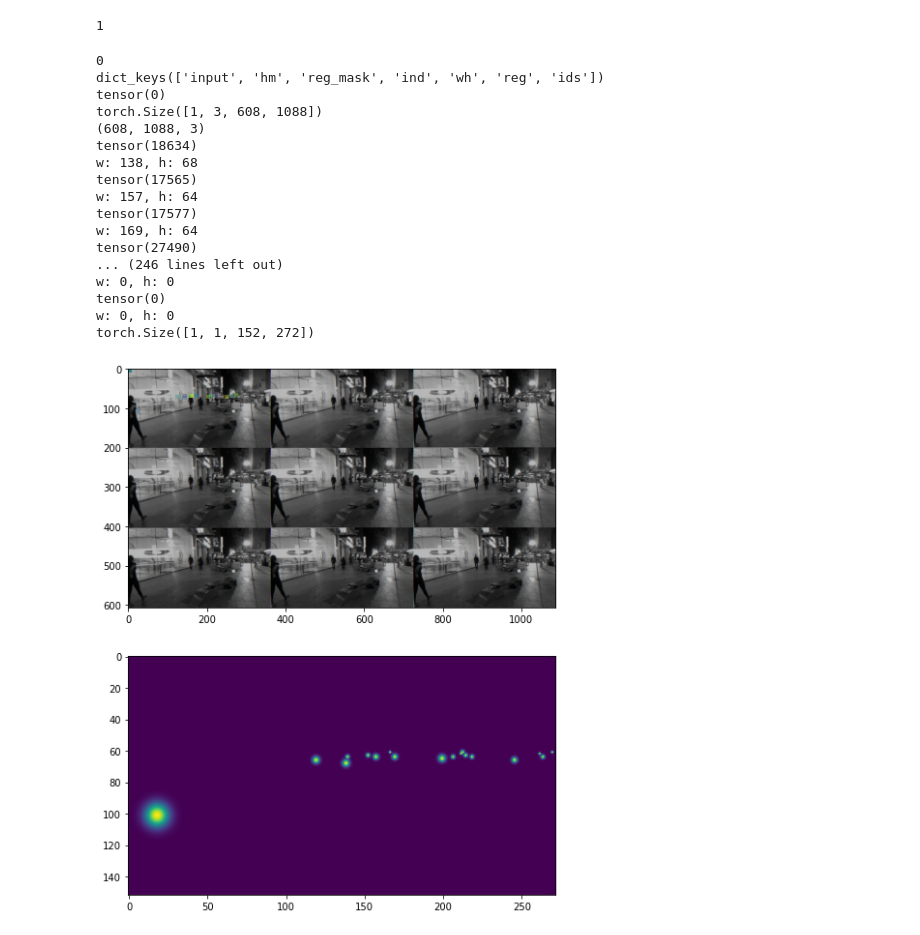
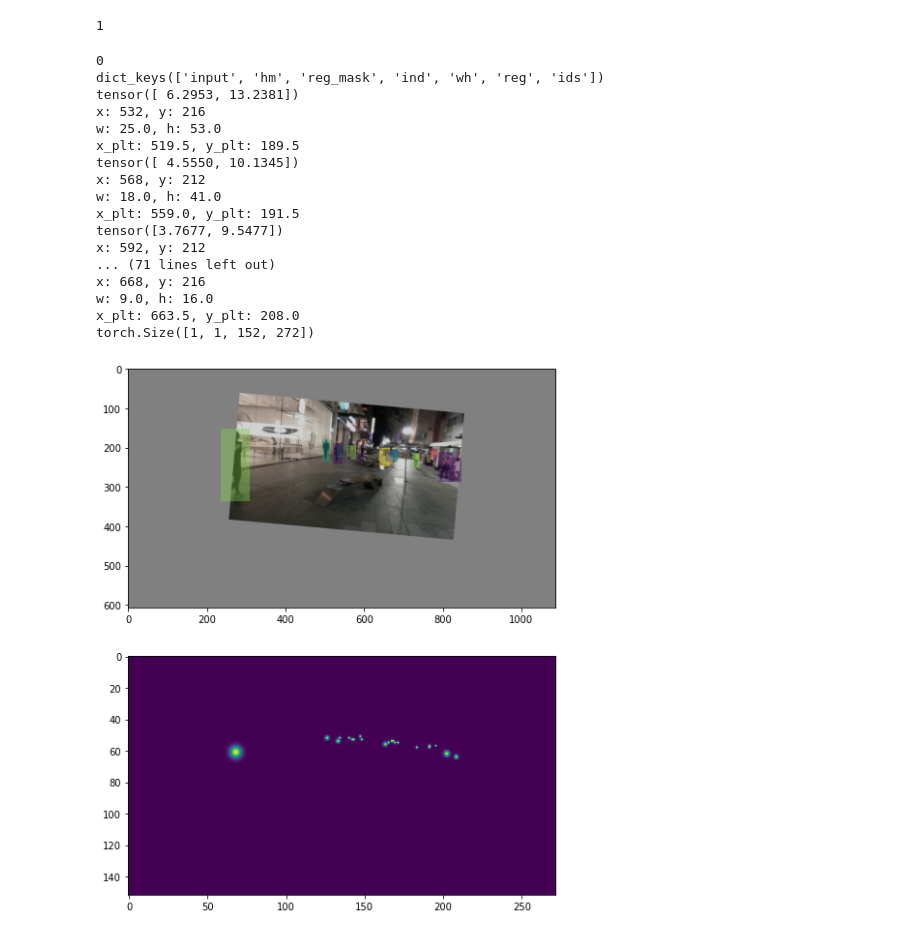
Before and after one commit to nadinenijssen/Github_5AUA0_Project_G12T1, a Jupyter notebook: FairMOT/src/jdedataset.ipynb, the cells around one changed output. Drawn from its saved outputs; the diff is of its cells as text; code cells hidden in the pictures.

```diff
--- a/FairMOT/src/jdedataset.ipynb
+++ b/FairMOT/src/jdedataset.ipynb
@@ -94,68 +93,84 @@ def indtoxywh(ind):
+# %%
+def indtoxy(ind, ratio=4, input_w=1088, input_h=608):
+    if ind != 0:
+        w_out, h_out = divmod(ind,input_w//ratio)
+        #print(f"out: ({w_out},{h_out})")
+        return w_out*ratio, h_out*ratio
+    else:
+        return None
+# %%
+def wh_decode(wh_tensor, ratio=4):
+    wh_numpy = wh_tensor.cpu().numpy()
+    wh_numpy_decode = np.rint(ratio*wh_numpy)
+    return wh_numpy_decode[0], wh_numpy_decode[1]
 # %%
 for iter_id, batch in enumerate(train_loader):
     print(iter_id)
 
-# for k in batch:
-# if k != 'meta':
-#   batch[k] = batch[k].to(device=opt.device, non_blocking=True)
 
-
-# output, loss, loss_stats = model_with_loss(batch)
-# loss = loss.mean()
     print(batch.keys())
-    print(batch['ind'][0,30])
-    print(batch['input'].shape)
-    img  = batch['input'][0,:,:,:].cpu().numpy().reshape(608,1088,3)
-    print(img.shape)
+    img_tensor = batch['input'][0,:,:,:]
+    #img  = batch['input'][0,:,:,:].cpu().numpy().reshape(608,1088,3)
+    to_pil = ToPILImage()
+    img_pil = to_pil(img_tensor)
+    img_np =  np.array(img_pil)
 
 
     patcheslist = []
     #plot bounding boxes
     for i in range(128):
-        print(batch['ind'][0,i])
-        w, h = indtoxywh(batch['ind'][0,i].cpu().numpy())
-        print(f"w: {h}, h: {w}")
-        patcheslist.append(patches.Rectangle((h,w),10,10,linewidth=1,edgecolor='r',facecolor='none'))
+        if batch['reg_mask'][0,i].cpu().numpy():
+            y,x = indtoxy(batch['ind'][0,i].cpu().numpy())
+            print(batch['wh'][0,i])
+            w,h = wh_decode(batch['wh'][0,i])
+            #print(batch['ind'][0,i])
+            #print(indtoxy(batch['ind'][0,i].cpu().numpy()))
+            #w, h = indtoxy(batch['ind'][0,i].cpu().numpy())
+            print(f"x: {x}, y: {y}")
+            print(f"w: {w}, h: {h}")
+            x_plt = x - 0.5*w   # left coordinate
+            y_plt = y - 0.5*h # bottom coordinate
+            print(f"x_plt: {x_plt}, y_plt: {y_plt}")
+            patcheslist.append(patches.Rectangle((x_plt,y_plt),w,h,linewidth=1,edgecolor='r',facecolor='none'))
 
 
     # Create figure and axes
     fig, (ax1,ax2) = plt.subplots(2)
 
     colors = 100*np.random.rand(len(patcheslist))
     p = PatchCollection(patcheslist, alpha=0.4)
     p.set_array(np.array(colors))
     ax1.add_collection(p)
 
 
     # Display the image
-    ax1.imshow(img)
+    ax1.imshow(img_np)
 
     # Create a Rectangle patch
     #rect = patches.Rectangle((50,100),40,30,linewidth=1,edgecolor='r',facecolor='none')
 
     # Add the patch to the Axes
     #ax1.add_patch(rect)
     print(batch['hm'].shape)
     ax2.imshow(batch['hm'][0,0,:,:])
     plt.show()
-
     break
 # %% [output]
 0
 dict_keys(['input', 'hm', 'reg_mask', 'ind', 'wh', 'reg', 'ids'])
-tensor(0)
-torch.Size([1, 3, 608, 1088])
-(608, 1088, 3)
-tensor(18634)
-w: 138, h: 68
-tensor(17565)
-w: 157, h: 64
-tensor(17577)
-w: 169, h: 64
-tensor(27490)
-... (246 lines left out)
-w: 0, h: 0
-tensor(0)
-w: 0, h: 0
+tensor([ 6.2953, 13.2381])
+x: 532, y: 216
+w: 25.0, h: 53.0
+x_plt: 519.5, y_plt: 189.5
+tensor([ 4.5550, 10.1345])
+x: 568, y: 212
+w: 18.0, h: 41.0
+x_plt: 559.0, y_plt: 191.5
+tensor([3.7677, 9.5477])
+x: 592, y: 212
+... (71 lines left out)
+x: 668, y: 216
+w: 9.0, h: 16.0
+x_plt: 663.5, y_plt: 208.0
 torch.Size([1, 1, 152, 272])
-[figure, old version]
+[figure, new version]
```
Also changed, not shown: parts of 4 cells of this notebook.
